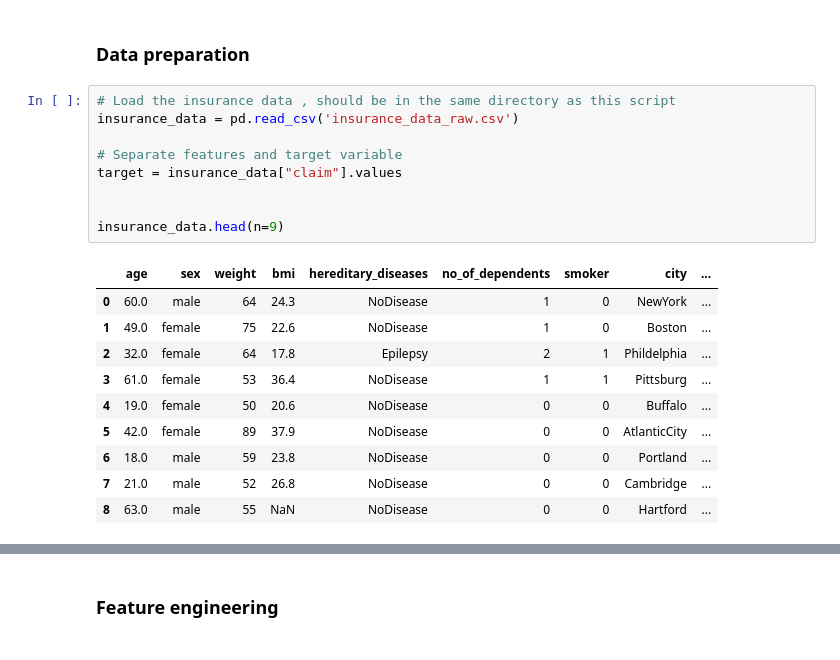
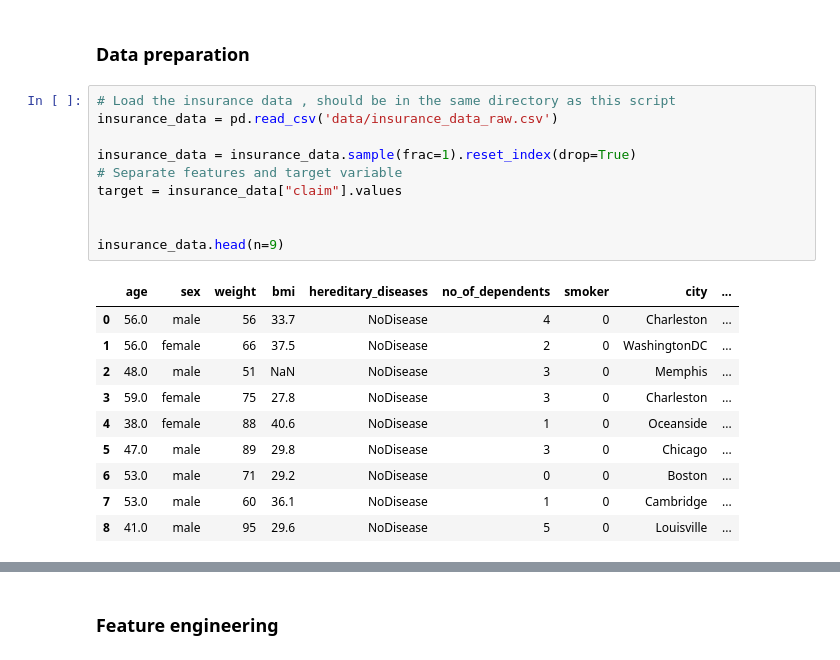
Before and after one commit to Roby290597/health_insurance, a Jupyter notebook: insurance_analysis.ipynb, the cells around one changed output, grey strips where cells are left out. Saved outputs shown, nothing was run; the diff lists cells and outputs as text.

```diff
--- a/insurance_analysis.ipynb
+++ b/insurance_analysis.ipynb
@@ -13,22 +13,23 @@ np.random.seed(123)  # For reproducibility
 ### Data preparation
 # %%
 # Load the insurance data , should be in the same directory as this script
-insurance_data = pd.read_csv('insurance_data_raw.csv')
+insurance_data = pd.read_csv('data/insurance_data_raw.csv')
 
+insurance_data = insurance_data.sample(frac=1).reset_index(drop=True)
 # Separate features and target variable
 target = insurance_data["claim"].values
 
 
 insurance_data.head(n=9)
 # %% [output]
 |  | age | sex | weight | bmi | hereditary_diseases | no_of_dependents | smoker | city | ... |
-| 0 | 60.0 | male | 64 | 24.3 | NoDisease | 1 | 0 | NewYork | ... |
-| 1 | 49.0 | female | 75 | 22.6 | NoDisease | 1 | 0 | Boston | ... |
-| 2 | 32.0 | female | 64 | 17.8 | Epilepsy | 2 | 1 | Phildelphia | ... |
-| 3 | 61.0 | female | 53 | 36.4 | NoDisease | 1 | 1 | Pittsburg | ... |
-| 4 | 19.0 | female | 50 | 20.6 | NoDisease | 0 | 0 | Buffalo | ... |
-| 5 | 42.0 | female | 89 | 37.9 | NoDisease | 0 | 0 | AtlanticCity | ... |
-| 6 | 18.0 | male | 59 | 23.8 | NoDisease | 0 | 0 | Portland | ... |
-| 7 | 21.0 | male | 52 | 26.8 | NoDisease | 0 | 0 | Cambridge | ... |
-| 8 | 63.0 | male | 55 | NaN | NoDisease | 0 | 0 | Hartford | ... |
+| 0 | 56.0 | male | 56 | 33.7 | NoDisease | 4 | 0 | Charleston | ... |
+| 1 | 56.0 | female | 66 | 37.5 | NoDisease | 2 | 0 | WashingtonDC | ... |
+| 2 | 48.0 | male | 51 | NaN | NoDisease | 3 | 0 | Memphis | ... |
+| 3 | 59.0 | female | 75 | 27.8 | NoDisease | 3 | 0 | Charleston | ... |
+| 4 | 38.0 | female | 88 | 40.6 | NoDisease | 1 | 0 | Oceanside | ... |
+| 5 | 47.0 | male | 89 | 29.8 | NoDisease | 3 | 0 | Chicago | ... |
+| 6 | 53.0 | male | 71 | 29.2 | NoDisease | 0 | 0 | Boston | ... |
+| 7 | 53.0 | male | 60 | 36.1 | NoDisease | 1 | 0 | Cambridge | ... |
+| 8 | 41.0 | male | 95 | 29.6 | NoDisease | 5 | 0 | Louisville | ... |
 # %%
```
Also changed, not shown: parts of 18 cells of this notebook, 2 other files.
